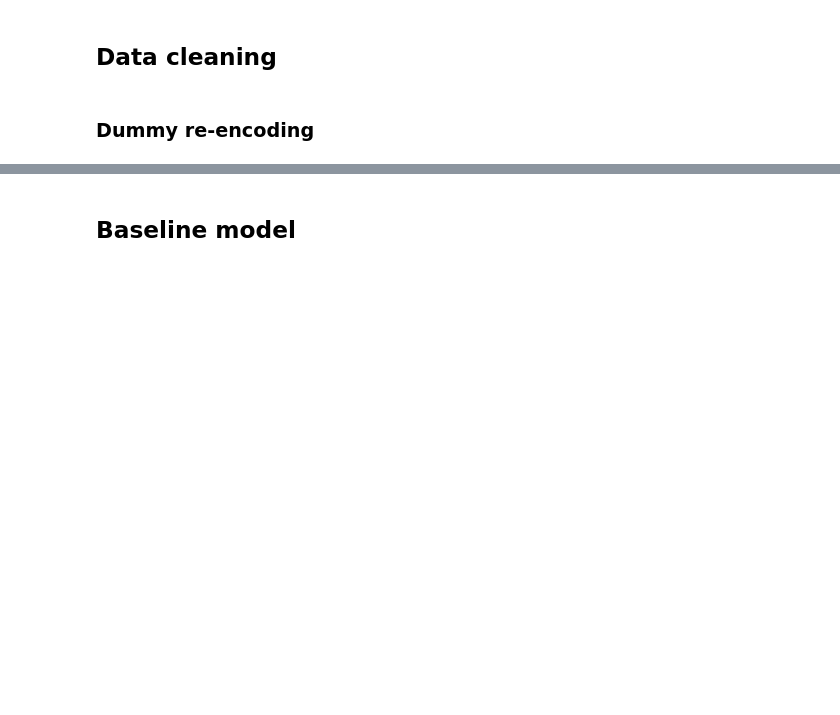
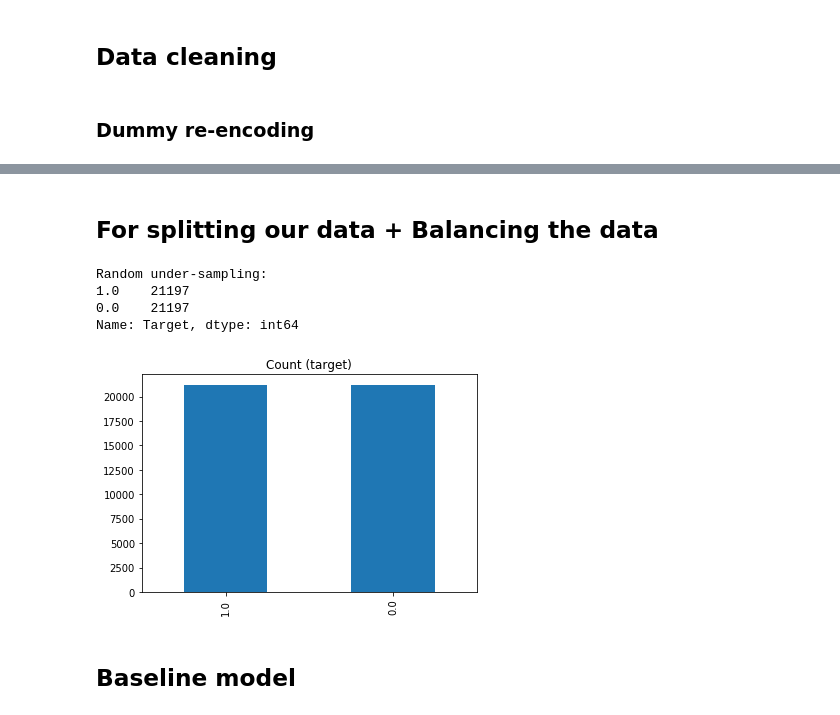
Before and after one commit to tommychum/datathon, a Jupyter notebook: ML_pipeline.ipynb, the cells around one changed output, grey strips where cells are left out. Drawn from its saved outputs; the diff is of its cells as text; code cells hidden in the pictures; blank space fills up the shorter version.

```diff
--- a/ML_pipeline.ipynb
+++ b/ML_pipeline.ipynb
@@ -197,0 +190,23 @@ KeyError: "['Target'] not in index"
+# %% [markdown]
+## For splitting our data  +    Balancing the data
+# %%
+# Class count
+count_class_0, count_class_1 = training.Target.value_counts()
+
+# Divide by class
+df_class_0 = training[training['Target'] == 0.0]
+df_class_1 = training[training['Target'] == 1.0]
+# %%
+df_class_0_under = df_class_0.sample(count_class_1)
+df_test_under = pd.concat([df_class_0_under, df_class_1], axis=0)
+
+print('Random under-sampling:')
+print(df_test_under.Target.value_counts())
+
+df_test_under.Target.value_counts().plot(kind='bar', title='Count (target)');
+# %% [output]
+Random under-sampling:
+1.0    21197
+0.0    21197
+Name: Target, dtype: int64
+[figure, added]
```
Also changed, not shown: parts of 62 cells of this notebook, 5 other files.
